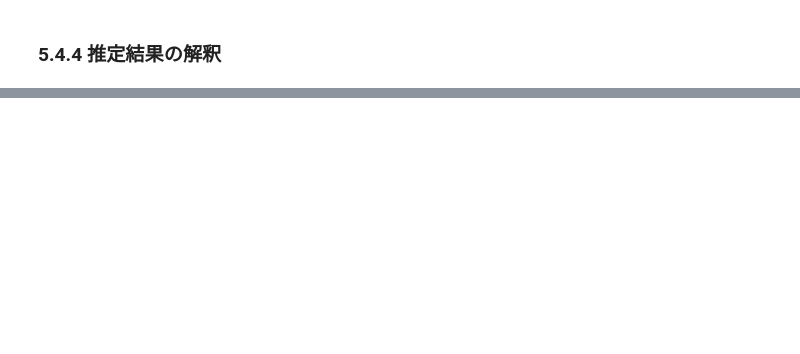
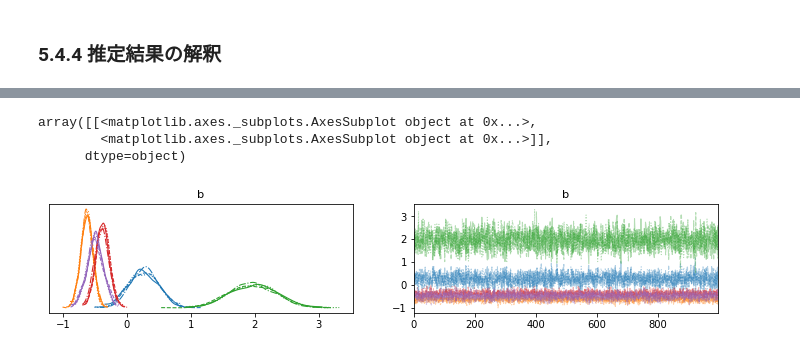
Before and after one commit to raijin0704/RStanBook2Python, a Jupyter notebook: python/Chapter5.ipynb, the cells around one changed output, grey strips where cells are left out. Cells and saved outputs as stored; diff of their text form; code cells hidden in the pictures; blank space fills up the shorter version.

```diff
--- a/python/Chapter5.ipynb
+++ b/python/Chapter5.ipynb
@@ -618,0 +795,7 @@ print(f"{np.exp(beta_mean_54[2]*(150-50)/200):.2f}倍")
+# %%
+arviz.plot_trace(fit_53_2, ["b"])
+# %% [output]
+array([[<matplotlib.axes._subplots.AxesSubplot object at 0x...>,
+        <matplotlib.axes._subplots.AxesSubplot object at 0x...>]],
+      dtype=object)
+[figure, added]
```
Also changed, not shown: parts of 45 cells of this notebook.
